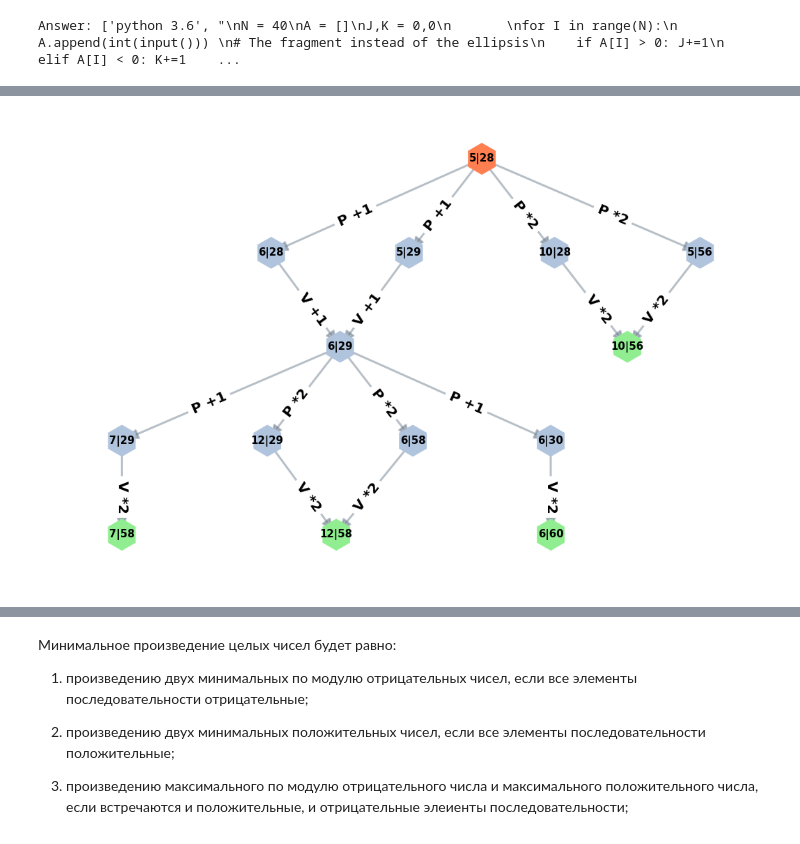
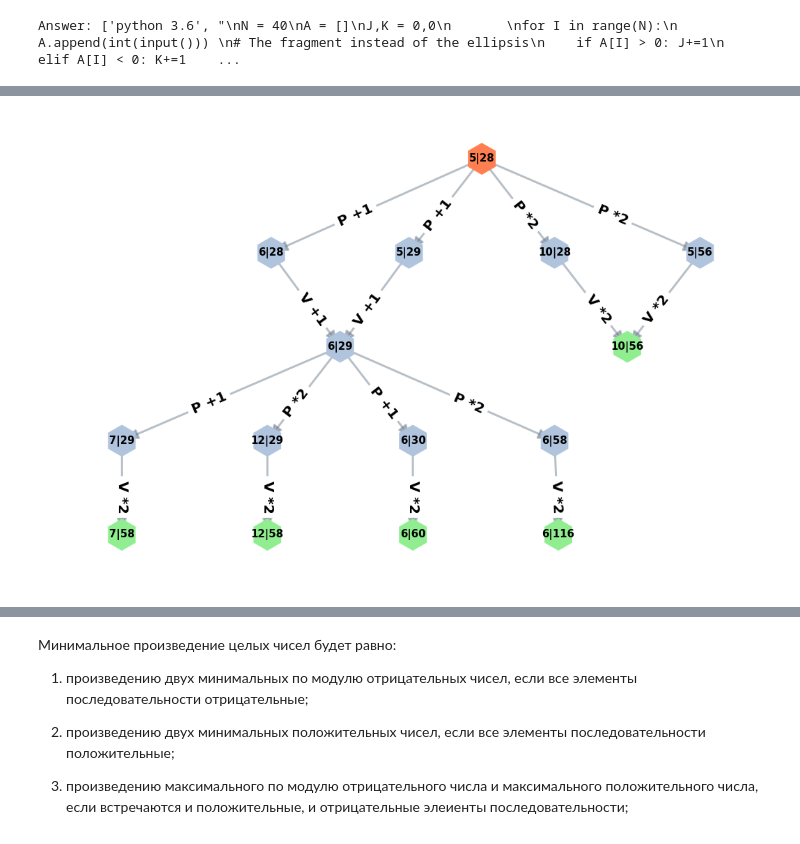
Before and after one commit to OlgaBelitskaya/it_20172018, a Jupyter notebook: 2017_Variant1.ipynb, the cells around one changed output, grey strips where cells are left out. Drawn from its saved outputs; the diff is of its cells as text; code cells hidden in the pictures.

```diff
--- a/2017_Variant1.ipynb
+++ b/2017_Variant1.ipynb
@@ -2044,37 +2068,37 @@ G4.add_edges_from([('5|56','10|56')])
 G4.add_edges_from([('6|29','7|29'),('6|29','12|29'),('6|29','6|30'),('6|29','6|58')])
 G4.add_edges_from([('7|29','7|58')])
 G4.add_edges_from([('12|29','12|58')])
 G4.add_edges_from([('6|30','6|60')])
-G4.add_edges_from([('6|58','12|58')])
+G4.add_edges_from([('6|58','6|116')])
 
 pos = graphviz_layout(G4, prog='dot')
 
 edge_labels={('5|28','6|28'):'P +1', ('5|28','10|28'):'P *2',
              ('5|28','5|29'):'P +1', ('5|28','5|56'):'P *2',
              ('6|28','6|29'):'V +1', ('10|28','10|56'):'V *2',
              ('5|29','6|29'):'V +1', ('5|56','10|56'):'V *2',
              ('6|29','7|29'):'P +1', ('6|29','12|29'):'P *2',
              ('6|29','6|30'):'P +1', ('6|29','6|58'):'P *2',
              ('7|29','7|58'):'V *2', ('12|29','12|58'):'V *2',
-             ('6|30','6|60'):'V *2', ('6|58','12|58'):'V *2'}
+             ('6|30','6|60'):'V *2', ('6|58','6|116'):'V *2'}
 
 node_colors=['coral','lightsteelblue','lightsteelblue','lightsteelblue','lightsteelblue',
              'lightsteelblue','lightgreen','lightsteelblue','lightsteelblue','lightsteelblue',
-             'lightsteelblue','lightgreen','lightgreen','lightgreen']
+             'lightsteelblue','lightgreen','lightgreen','lightgreen','lightgreen']
 
 
 nx.draw_networkx_edges(G4, pos, width=3, alpha=0.5, edge_color='slategray',
                        arrowsize=30, arrowstyle='-|>')
 nx.draw_networkx_nodes(G4, pos, node_size=2000, node_shape='h', node_color=node_colors)
 
 nx.draw_networkx_edge_labels(G4, pos, edge_labels, label_pos=0.4,
                              font_size=20, font_weight='bold')
 nx.draw_networkx_labels(G4, pos, font_size=15, font_weight='bold')
 
 plt.axis('off')
 plt.show()
 # %% [output]
-[figure, old version]
+[figure, new version]
 # %% [markdown]
 <div style="width: 800px; height: 400px; overflow:auto;">
     <img src="it_images/2017_01_27.png" width="800" height="400"/>
```
Also changed, not shown: parts of 6 cells of this notebook, 1 other file.
